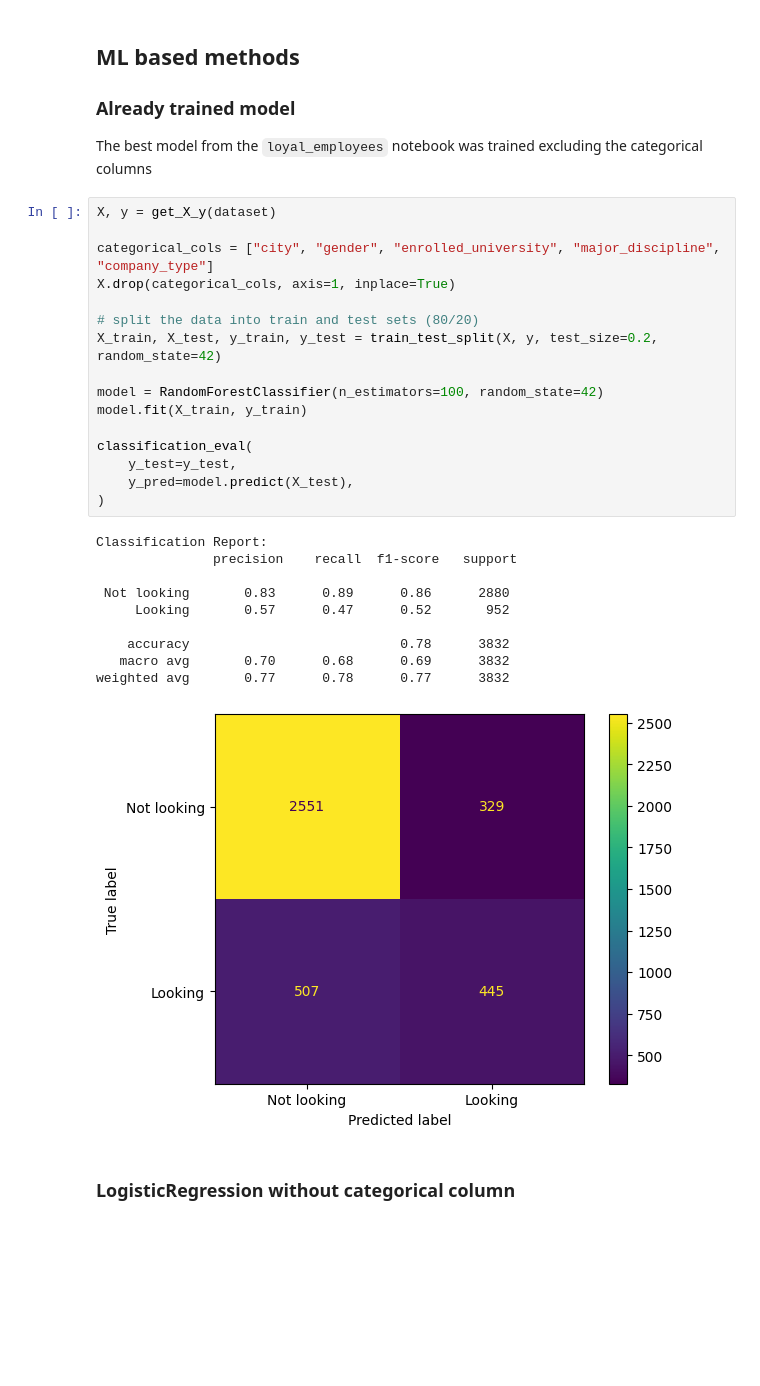
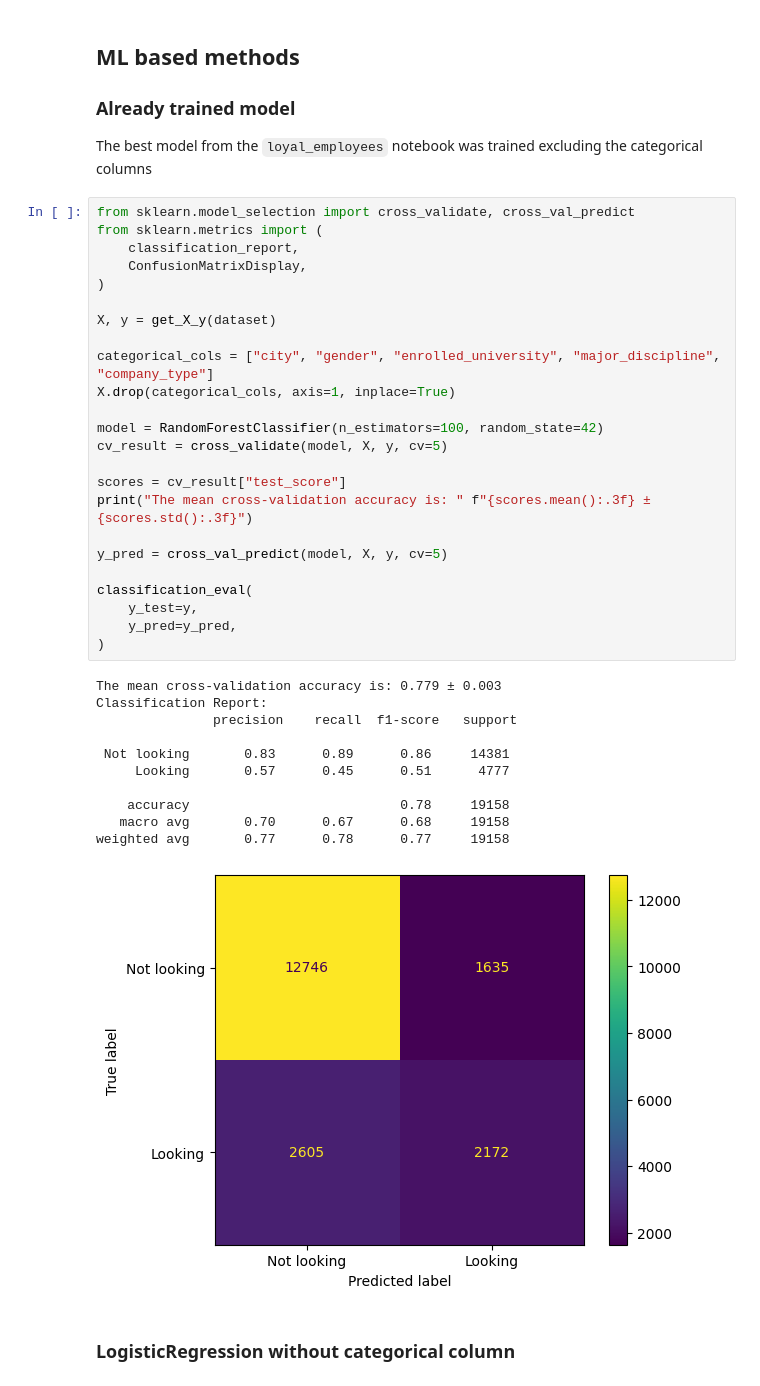
Before and after one commit to simone-viozzi/interviews-data-science-assignment, a Jupyter notebook: classify_employees.ipynb, the cells around one changed output. Drawn from its saved outputs; the diff is of its cells as text; blank space fills up the shorter version.

```diff
--- a/classify_employees.ipynb
+++ b/classify_employees.ipynb
@@ -17,33 +17,42 @@ dataset = clean_dataset(dataset)
 ### Already trained model
 
 The best model from the `loyal_employees` notebook was trained excluding the categorical columns
-# %%
-X, y = get_X_y(dataset)
-
-categorical_cols = ["city", "gender", "enrolled_university", "major_discipline", "company_type"]
-X.drop(categorical_cols, axis=1, inplace=True)
-
-# split the data into train and test sets (80/20)
-X_train, X_test, y_train, y_test = train_test_split(X, y, test_size=0.2, random_state=42)
-
-model = RandomForestClassifier(n_estimators=100, random_state=42)
-model.fit(X_train, y_train)
-
-classification_eval(
-    y_test=y_test,
-    y_pred=model.predict(X_test),
-)
-# %% [output]
-Classification Report:
-               precision    recall  f1-score   support
-
- Not looking       0.83      0.89      0.86      2880
-     Looking       0.57      0.47      0.52       952
-
-    accuracy                           0.78      3832
-   macro avg       0.70      0.68      0.69      3832
-weighted avg       0.77      0.78      0.77      3832
-[figure, removed]
+# %%
+from sklearn.model_selection import cross_validate, cross_val_predict
+from sklearn.metrics import (
+    classification_report,
+    ConfusionMatrixDisplay,
+)
+
+X, y = get_X_y(dataset)
+
+categorical_cols = ["city", "gender", "enrolled_university", "major_discipline", "company_type"]
+X.drop(categorical_cols, axis=1, inplace=True)
+
+model = RandomForestClassifier(n_estimators=100, random_state=42)
+cv_result = cross_validate(model, X, y, cv=5)
+
+scores = cv_result["test_score"]
+print("The mean cross-validation accuracy is: " f"{scores.mean():.3f} ± {scores.std():.3f}")
+
+y_pred = cross_val_predict(model, X, y, cv=5)
+
+classification_eval(
+    y_test=y,
+    y_pred=y_pred,
+)
+# %% [output]
+The mean cross-validation accuracy is: 0.779 ± 0.003
+Classification Report:
+               precision    recall  f1-score   support
+
+ Not looking       0.83      0.89      0.86     14381
+     Looking       0.57      0.45      0.51      4777
+
+    accuracy                           0.78     19158
+   macro avg       0.70      0.67      0.68     19158
+weighted avg       0.77      0.78      0.77     19158
+[figure, added]
 # %% [markdown]
 ### LogisticRegression without categorical column
 # %%
```
Also changed, not shown: parts of 1 cell of this notebook.
